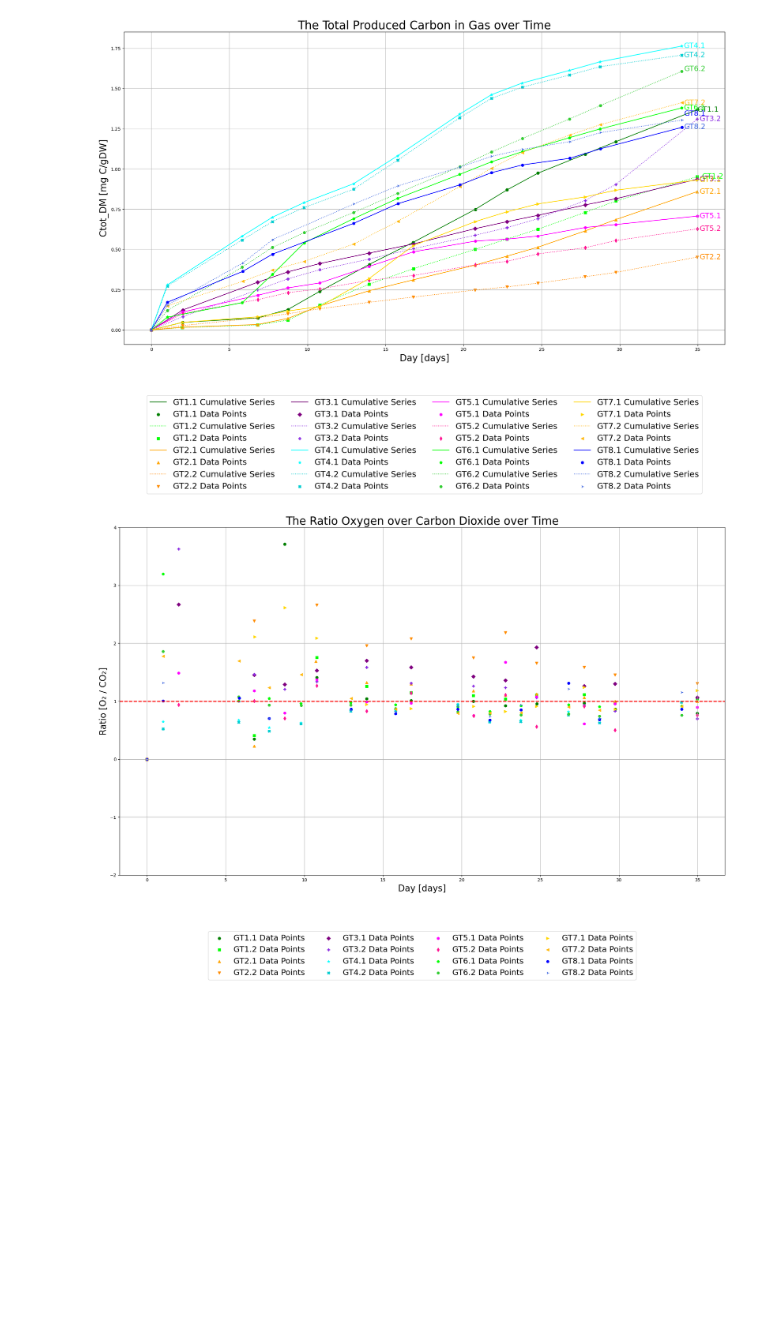
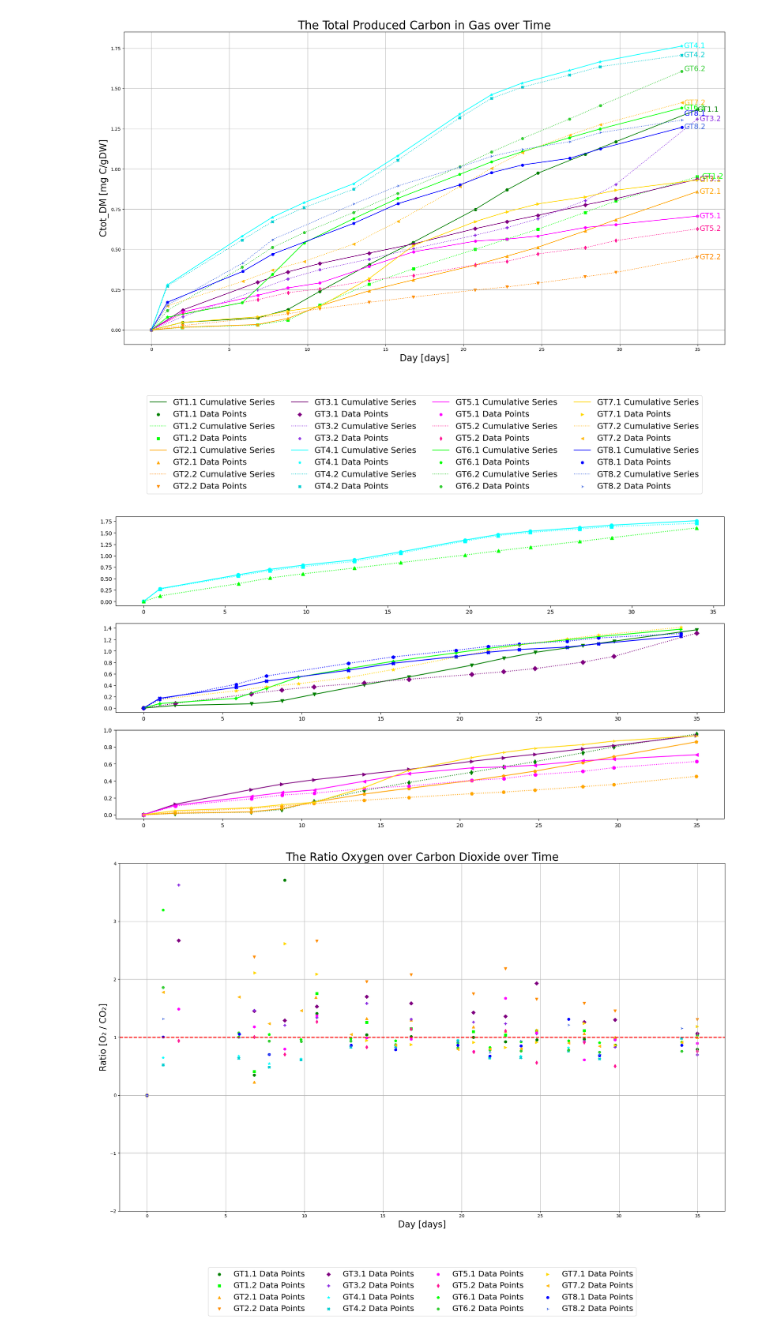
Before and after one commit to RGrobben/Excell_and_Data_Frames_for_Gas_Respiration_tests, a Jupyter notebook: Run/running_sheet_with_given_layout_01.ipynb, the cells around one changed output. Saved outputs shown, nothing was run; the diff lists cells and outputs as text; code cells hidden in the pictures; blank space fills up the shorter version.

```diff
--- a/Run/running_sheet_with_given_layout_01.ipynb
+++ b/Run/running_sheet_with_given_layout_01.ipynb
@@ -269,6 +269,67 @@ plt.grid()
 plt.show()
 # %% [output]
 [figure]
+# %%
+top_sample = ["GT4.1", "GT4.2", "GT6.2"]
+top_color = ["cyan", "cyan", "lime"]
+top_linestyle = ["solid", "dotted", "dotted"]
+top_marker = ['o', 's', '^']
+top_all = [top_sample, top_color, top_linestyle, top_marker]
+
+middle_sample = ["GT1.1", "GT3.2", "GT6.1", "GT7.2", "GT8.1" , "GT8.2"]
+middle_color = ["green", "purple", "lime", "gold", "blue", "blue"]
+middle_linestyle = ["solid", "dotted", "solid", "dotted", "solid", "dotted"]
+middle_marker = ['v', 'D', 'P', '*', 'X', 'h']
+middle_all = [middle_sample, middle_color, middle_linestyle, middle_marker]
+
+
+lower_sample =["GT1.2", "GT2.1", "GT2.2", "GT3.1","GT5.1", "GT5.2", "GT7.1"]
+lower_color = ["green", "orange", "orange", "purple", "magenta", "magenta", "gold"]
+lower_linestyle = ["dotted", "solid", "dotted", "solid", "solid", "dotted", "solid"]
+lower_marker = ['d', 'p', 'H', '>', '<', '8', '4']
+lower_all = [lower_sample, lower_color, lower_linestyle, lower_marker]
+# %%
+fig, axes = plt.subplots(nrows=3, ncols=1, figsize=(20, 10))
+ax1 = axes[0]
+ax2 = axes[1]
+ax3 = axes[2]
+axes_total = [ax1, ax2, ax3]
+
+for part, axes in zip([top_all, middle_all, lower_all], axes_total):
+
+    ax = axes
+    sheet_name = part[0]
+    colors = part[1]
+    line_styles = part[2]
+    markers = part[3]
+
+    for color, sheet_name, line_style, marker in zip(colors, sheet_name, line_styles, markers):
+        df = dict_data_frames[sheet_name]
+
+        # Drop the rows where 'CumulativeColumn' is NaN
+        df_dropped = df.dropna(subset=['Cgas_DM_cum'])
+
+        # Plot the line
+        ax.plot(df_dropped['Day'], df_dropped['Cgas_DM_cum'], linestyle=line_style, color=color, label=f'{sheet_name} Cumulative Series')
+
+        # Plot the data points
+        ax.scatter(df_dropped['Day'], df_dropped['Cgas_DM_cum'], color=color, marker=marker, label=f'{sheet_name} Data Points')
+
+    #     # Add annotation at the last data point
+    #     last_index = df_dropped.index[-1]
+    #     last_day = df_dropped.loc[last_index, 'Day']
+    #     last_value = df_dropped.loc[last_index, 'Cgas_DM_cum']
+    #     ax.annotate(sheet_name, (last_day, last_value), textcoords='offset points', fontsize=16, color=color, ha='left', va='center')
+    #
+    # plt.title('The Total Produced Carbon in Gas over Time', fontsize=25)
+    # plt.xlabel('Day [days]', fontsize=20)
+    # plt.ylabel('Ctot_DM [mg C/gDW]', fontsize=20)
+    # plt.legend(fontsize=18, bbox_to_anchor=(0.5, -0.15), loc='upper center', ncol=4)  # Position the legend below the graph
+    # plt.tight_layout()
+    # plt.grid()
+    # plt.show()
+# %% [output]
+[figure, added]
 # %%
 offsets = [
     (0, 0),  # Offset for 'Notes' (no adjustment)
```
Also changed, not shown: parts of 7 cells of this notebook.
